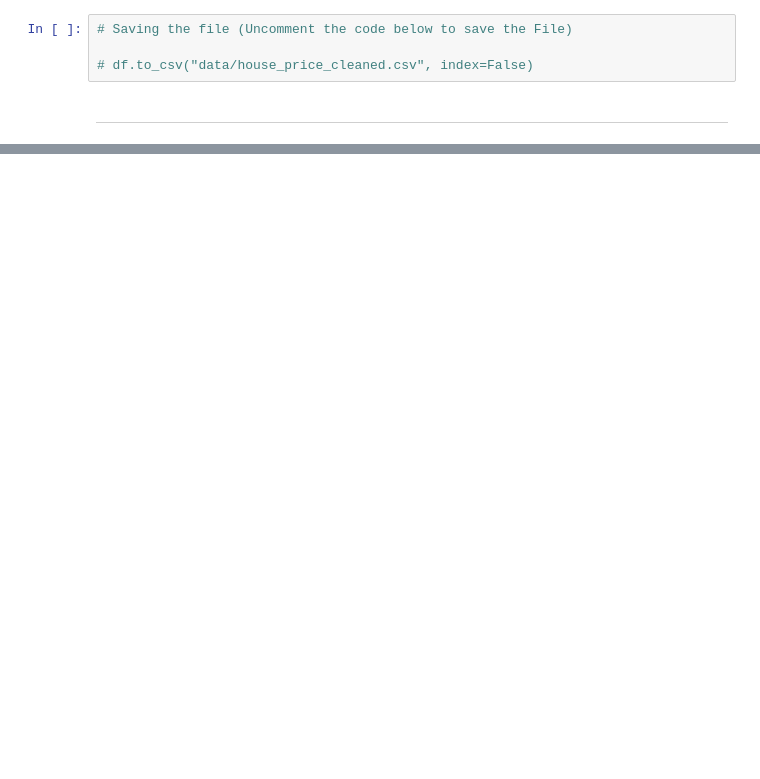
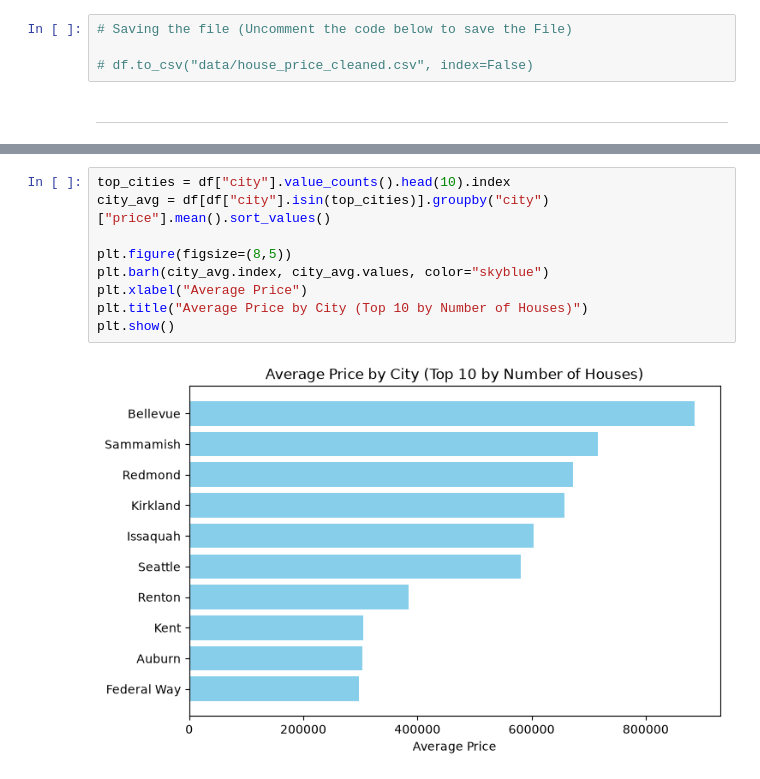
Before and after one commit to Divyam199/house_price_prediction, a Jupyter notebook: house_price_prediction.ipynb, the cells around one changed output, grey strips where cells are left out. Saved outputs shown, nothing was run; the diff lists cells and outputs as text; blank space fills up the shorter version.

```diff
--- a/house_price_prediction.ipynb
+++ b/house_price_prediction.ipynb
@@ -311,0 +399,11 @@ Average Bathrooms: 2.16
+# %%
+top_cities = df["city"].value_counts().head(10).index
+city_avg = df[df["city"].isin(top_cities)].groupby("city")["price"].mean().sort_values()
+
+plt.figure(figsize=(8,5))
+plt.barh(city_avg.index, city_avg.values, color="skyblue")
+plt.xlabel("Average Price")
+plt.title("Average Price by City (Top 10 by Number of Houses)")
+plt.show()
+# %% [output]
+[figure, added]
```
Also changed, not shown: parts of 21 cells of this notebook, 2 other files.
